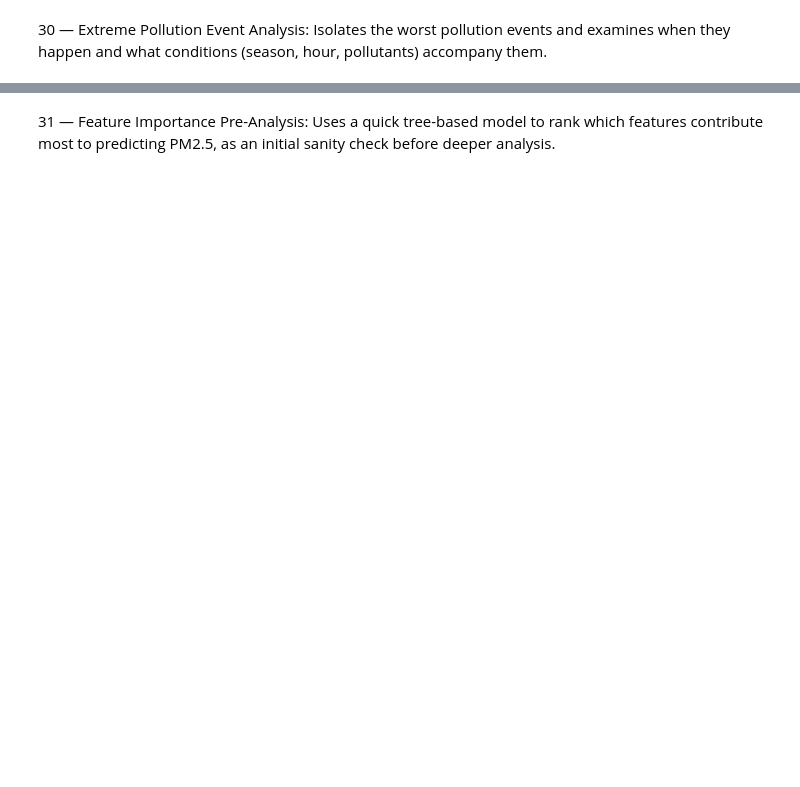
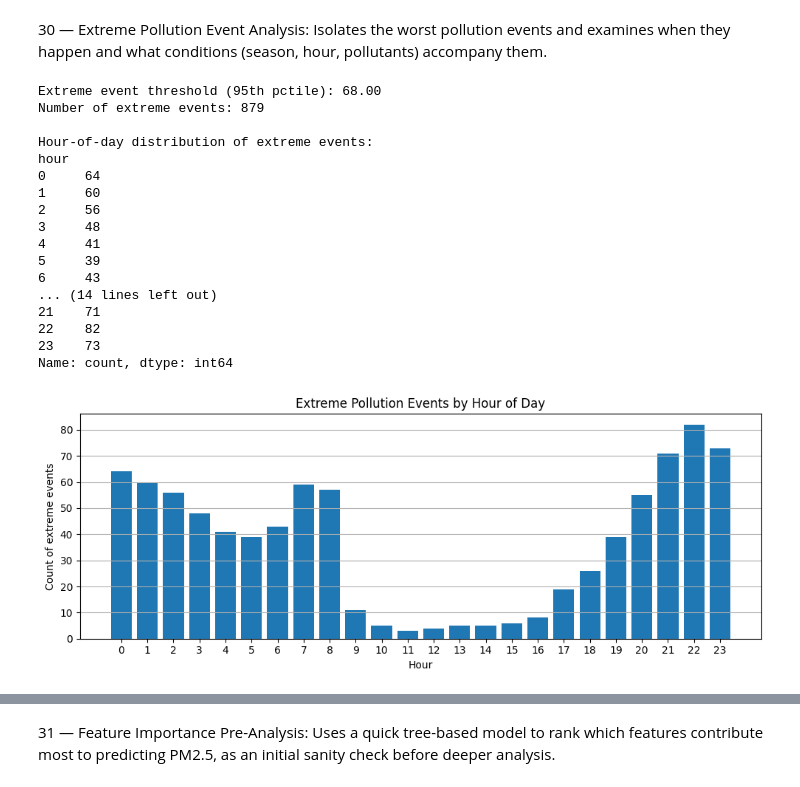
Before and after one commit to adarsha-7/pm25-forecasting, a Jupyter notebook: notebooks/eda/phase_2/extra.ipynb, the cells around one changed output, grey strips where cells are left out. Cells and saved outputs as stored; diff of their text form; code cells hidden in the pictures; blank space fills up the shorter version.

```diff
--- a/notebooks/eda/phase_2/extra.ipynb
+++ b/notebooks/eda/phase_2/extra.ipynb
@@ -347,2 +362,82 @@ plt.show()
 # %% [markdown]
 30 — Extreme Pollution Event Analysis: Isolates the worst pollution events and examines when they happen and what conditions (season, hour, pollutants) accompany them.
+# %%
+threshold = data["pm2_5"].quantile(0.95)
+extreme = data[data["pm2_5"] >= threshold].copy()
+extreme["hour"] = extreme.index.hour
+extreme["month"] = extreme.index.month
+
+print(f"Extreme event threshold (95th pctile): {threshold:.2f}")
+print(f"Number of extreme events: {len(extreme)}\n")
+
+# --- Hour-of-day distribution ---
+hour_counts = extreme["hour"].value_counts().sort_index()
+print("Hour-of-day distribution of extreme events:")
+print(hour_counts)
+
+plt.figure(figsize=(10, 4))
+plt.bar(hour_counts.index, hour_counts.values)
+plt.title("Extreme Pollution Events by Hour of Day")
+plt.xlabel("Hour")
+plt.ylabel("Count of extreme events")
+plt.xticks(range(0, 24))
+plt.grid(True, axis="y")
+plt.tight_layout()
+plt.show()
+
+# --- Month distribution ---
+month_counts = extreme["month"].value_counts().sort_index()
+print("\nMonth distribution of extreme events:")
+print(month_counts)
+
+plt.figure(figsize=(10, 4))
+plt.bar(month_counts.index, month_counts.values)
+plt.title("Extreme Pollution Events by Month")
+plt.xlabel("Month")
+plt.ylabel("Count of extreme events")
+plt.xticks(range(1, 13))
+plt.grid(True, axis="y")
+plt.tight_layout()
+plt.show()
+
+# --- Pollutant comparison: extreme vs overall ---
+pollutants = ["carbon_monoxide", "nitrogen_dioxide", "sulphur_dioxide", "ozone"]
+comparison = pd.DataFrame({
+    "extreme_mean": extreme[pollutants].mean(),
+    "overall_mean": data[pollutants].mean()
+})
+print("\nMean pollutant levels during extreme events vs overall:")
+print(comparison)
+
+x = np.arange(len(pollutants))
+width = 0.35
+
+plt.figure(figsize=(9, 4))
+plt.bar(x - width/2, comparison["extreme_mean"], width, label="Extreme events")
+plt.bar(x + width/2, comparison["overall_mean"], width, label="Overall average")
+plt.xticks(x, pollutants, rotation=15)
+plt.ylabel("Mean concentration")
+plt.title("Pollutant Levels: Extreme Events vs Overall Average")
+plt.legend()
+plt.grid(True, axis="y")
+plt.tight_layout()
+plt.show()
+# %% [output]
+Extreme event threshold (95th pctile): 68.00
+Number of extreme events: 879
+
+Hour-of-day distribution of extreme events:
+hour
+0     64
+1     60
+2     56
+3     48
+4     41
+5     39
+6     43
+... (14 lines left out)
+21    71
+22    82
+23    73
+Name: count, dtype: int64
+[figure, added]
```
Also changed, not shown: parts of 4 cells of this notebook.
